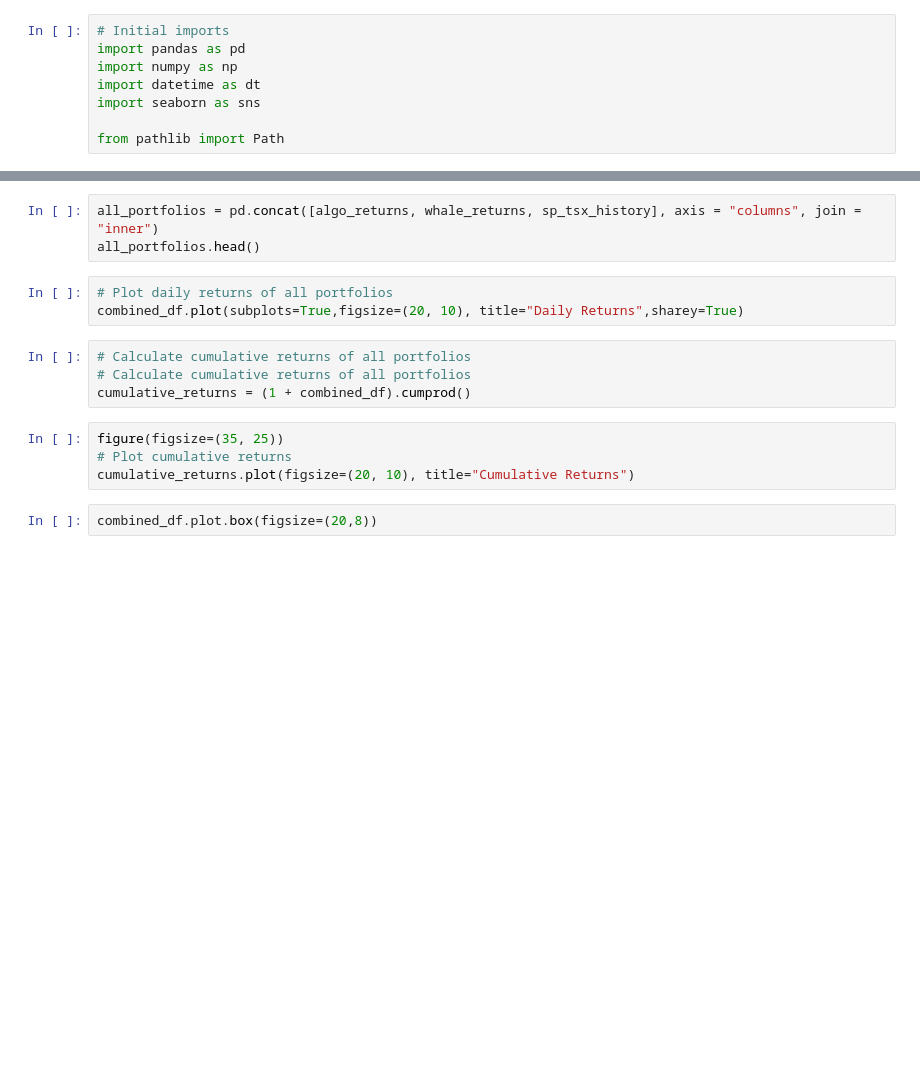
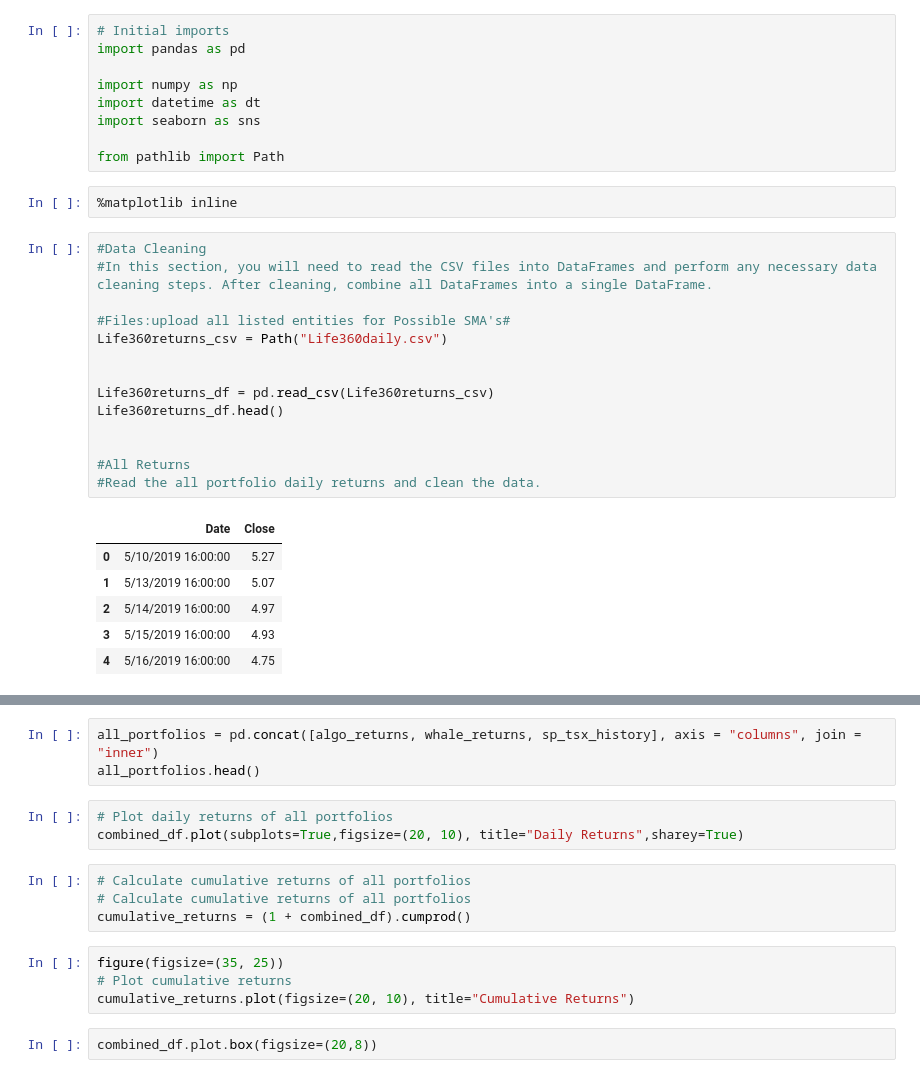
Before and after one commit to JimP315/Possible, a Jupyter notebook: Possibe.ipynb, the cells around one changed output, grey strips where cells are left out. Saved outputs shown, nothing was run; the diff lists cells and outputs as text; blank space fills up the shorter version.

```diff
--- a/Possibe.ipynb
+++ b/Possibe.ipynb
@@ -1,9 +1,33 @@
 # %%
 # Initial imports
 import pandas as pd
+
 import numpy as np
 import datetime as dt
 import seaborn as sns
 
 from pathlib import Path
+# %%
+%matplotlib inline
+# %%
+#Data Cleaning
+#In this section, you will need to read the CSV files into DataFrames and perform any necessary data cleaning steps. After cleaning, combine all DataFrames into a single DataFrame.
+
+#Files:upload all listed entities for Possible SMA's#
+Life360returns_csv = Path("Life360daily.csv")
+
+
+Life360returns_df = pd.read_csv(Life360returns_csv)
+Life360returns_df.head()
+
+
+#All Returns
+#Read the all portfolio daily returns and clean the data.
+# %% [output]
+|  | Date | Close |
+| 0 | 5/10/2019 16:00:00 | 5.27 |
+| 1 | 5/13/2019 16:00:00 | 5.07 |
+| 2 | 5/14/2019 16:00:00 | 4.97 |
+| 3 | 5/15/2019 16:00:00 | 4.93 |
+| 4 | 5/16/2019 16:00:00 | 4.75 |
 # %%
```
Also changed, not shown: parts of 26 cells of this notebook, 1 other file.
